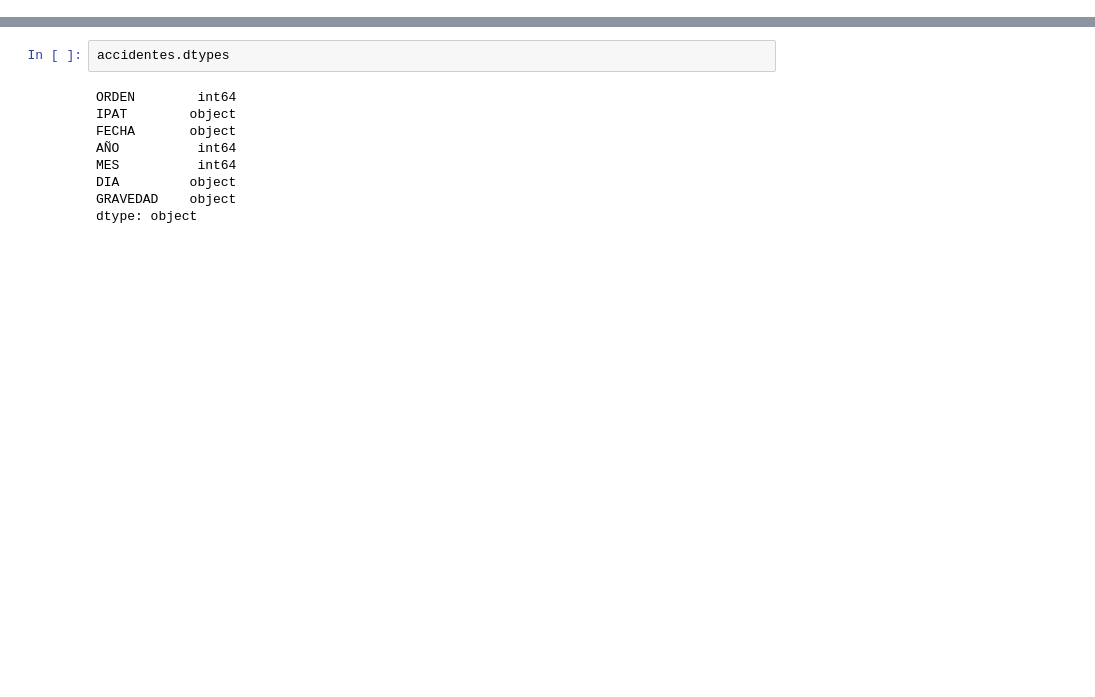
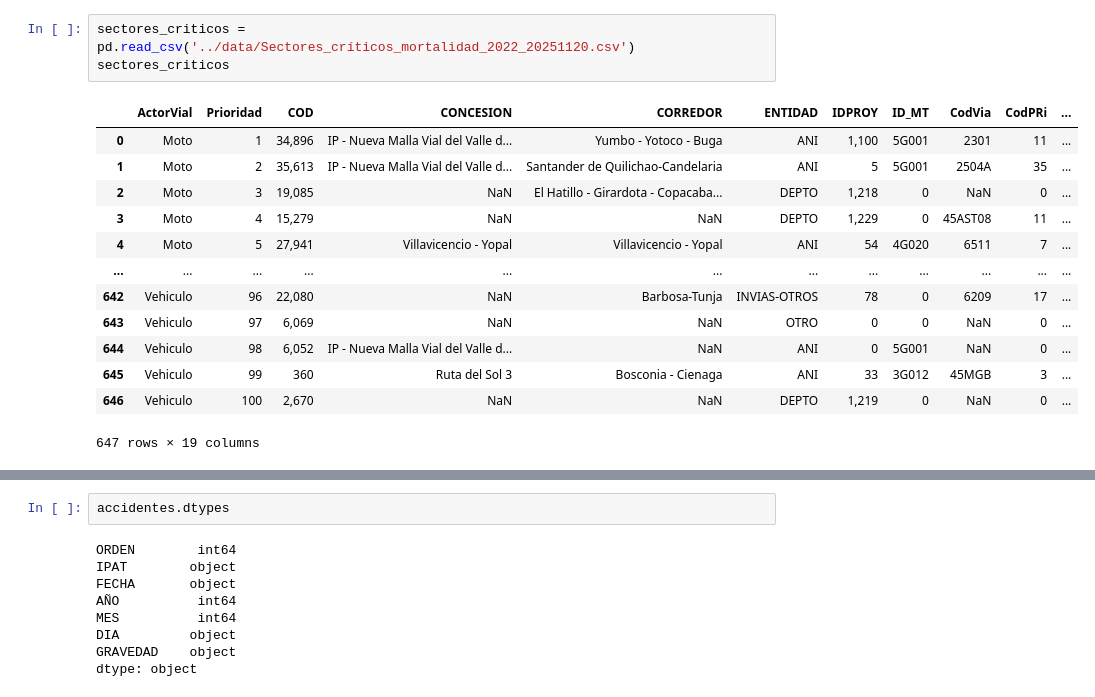
Before and after one commit to Datos-al-Ecosistema-2025-Grupo-190/calarca-en-ruedas, a Jupyter notebook: src/main.ipynb, the cells around one changed output, grey strips where cells are left out. Drawn from its saved outputs; the diff is of its cells as text; blank space fills up the shorter version.

Commit message:
Add new data files

```diff
--- a/src/main.ipynb
+++ b/src/main.ipynb
@@ -3,0 +36,17 @@ import numpy as np
+# %%
+sectores_criticos = pd.read_csv('../data/Sectores_críticos_mortalidad_2022_20251120.csv')
+sectores_criticos
+# %% [output]
+|  | ActorVial | Prioridad | COD | CONCESION | CORREDOR | ENTIDAD | IDPROY | ID_MT | CodVia | CodPRi | ... |
+| 0 | Moto | 1 | 34,896 | IP - Nueva Malla Vial del Valle d... | Yumbo - Yotoco - Buga | ANI | 1,100 | 5G001 | 2301 | 11 | ... |
+| 1 | Moto | 2 | 35,613 | IP - Nueva Malla Vial del Valle d... | Santander de Quilichao-Candelaria | ANI | 5 | 5G001 | 2504A | 35 | ... |
+| 2 | Moto | 3 | 19,085 | NaN | El Hatillo - Girardota - Copacaba... | DEPTO | 1,218 | 0 | NaN | 0 | ... |
+| 3 | Moto | 4 | 15,279 | NaN | NaN | DEPTO | 1,229 | 0 | 45AST08 | 11 | ... |
+| 4 | Moto | 5 | 27,941 | Villavicencio - Yopal | Villavicencio - Yopal | ANI | 54 | 4G020 | 6511 | 7 | ... |
+| ... | ... | ... | ... | ... | ... | ... | ... | ... | ... | ... | ... |
+| 642 | Vehiculo | 96 | 22,080 | NaN | Barbosa-Tunja | INVIAS-OTROS | 78 | 0 | 6209 | 17 | ... |
+| 643 | Vehiculo | 97 | 6,069 | NaN | NaN | OTRO | 0 | 0 | NaN | 0 | ... |
+| 644 | Vehiculo | 98 | 6,052 | IP - Nueva Malla Vial del Valle d... | NaN | ANI | 0 | 5G001 | NaN | 0 | ... |
+| 645 | Vehiculo | 99 | 360 | Ruta del Sol 3 | Bosconia - Cienaga | ANI | 33 | 3G012 | 45MGB | 3 | ... |
+| 646 | Vehiculo | 100 | 2,670 | NaN | NaN | DEPTO | 1,219 | 0 | NaN | 0 | ... |
+647 rows × 19 columns
```
Also changed, not shown: parts of 91 cells of this notebook, 4 other files.
